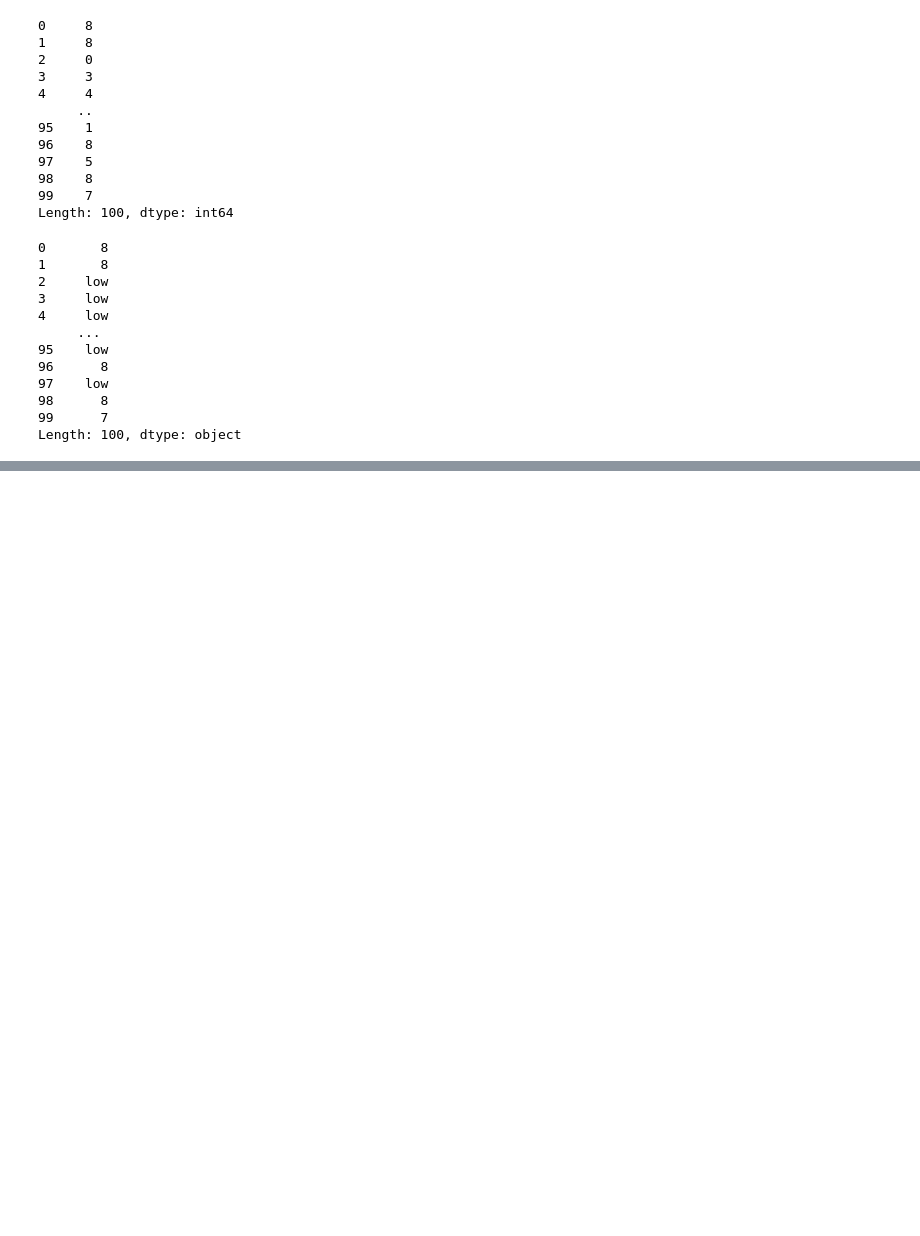
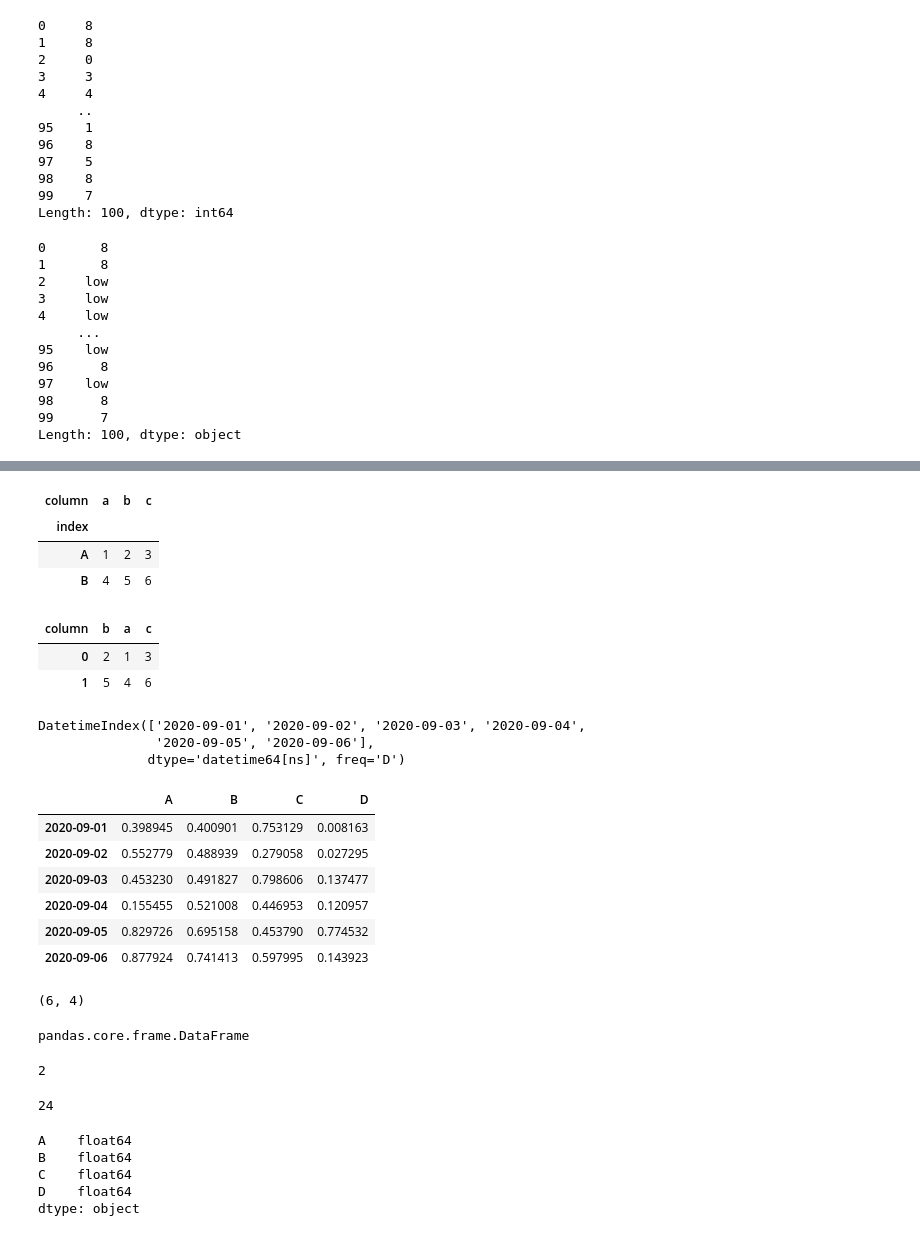
Before and after one commit to cchio74/forgemaster, a Jupyter notebook: lab03_pandas_BJ.ipynb, the cells around one changed output, grey strips where cells are left out. Saved outputs shown, nothing was run; the diff lists cells and outputs as text; code cells hidden in the pictures; blank space fills up the shorter version.

```diff
--- a/lab03_pandas_BJ.ipynb
+++ b/lab03_pandas_BJ.ipynb
@@ -203,0 +294,7 @@ Length: 100, dtype: object
+# %%
+df
+# %% [output]
+| column | a | b | c |
+| index |  |  |  |
+| A | 1 | 2 | 3 |
+| B | 4 | 5 | 6 |
@@ -203,0 +303,6 @@ Length: 100, dtype: object
+# %%
+df.reset_index()
+# %% [output]
+| column | b | a | c |
+| 0 | 2 | 1 | 3 |
+| 1 | 5 | 4 | 6 |
@@ -203,0 +311,41 @@ Length: 100, dtype: object
+# %%
+dates
+# %% [output]
+DatetimeIndex(['2020-09-01', '2020-09-02', '2020-09-03', '2020-09-04',
+               '2020-09-05', '2020-09-06'],
+              dtype='datetime64[ns]', freq='D')
+# %%
+df=pd.DataFrame(np.random.rand(6,4),index=dates,columns=list('ABCD'))
+df
+# %% [output]
+|  | A | B | C | D |
+| 2020-09-01 | 0.398945 | 0.400901 | 0.753129 | 0.008163 |
+| 2020-09-02 | 0.552779 | 0.488939 | 0.279058 | 0.027295 |
+| 2020-09-03 | 0.453230 | 0.491827 | 0.798606 | 0.137477 |
+| 2020-09-04 | 0.155455 | 0.521008 | 0.446953 | 0.120957 |
+| 2020-09-05 | 0.829726 | 0.695158 | 0.453790 | 0.774532 |
+| 2020-09-06 | 0.877924 | 0.741413 | 0.597995 | 0.143923 |
+# %%
+df.shape
+# %% [output]
+(6, 4)
+# %%
+type(df)
+# %% [output]
+pandas.core.frame.DataFrame
+# %%
+df.ndim
+# %% [output]
+2
+# %%
+df.size
+# %% [output]
+24
+# %%
+df.dtypes
+# %% [output]
+A    float64
+B    float64
+C    float64
+D    float64
+dtype: object
```
Also changed, not shown: parts of 34 cells of this notebook.
